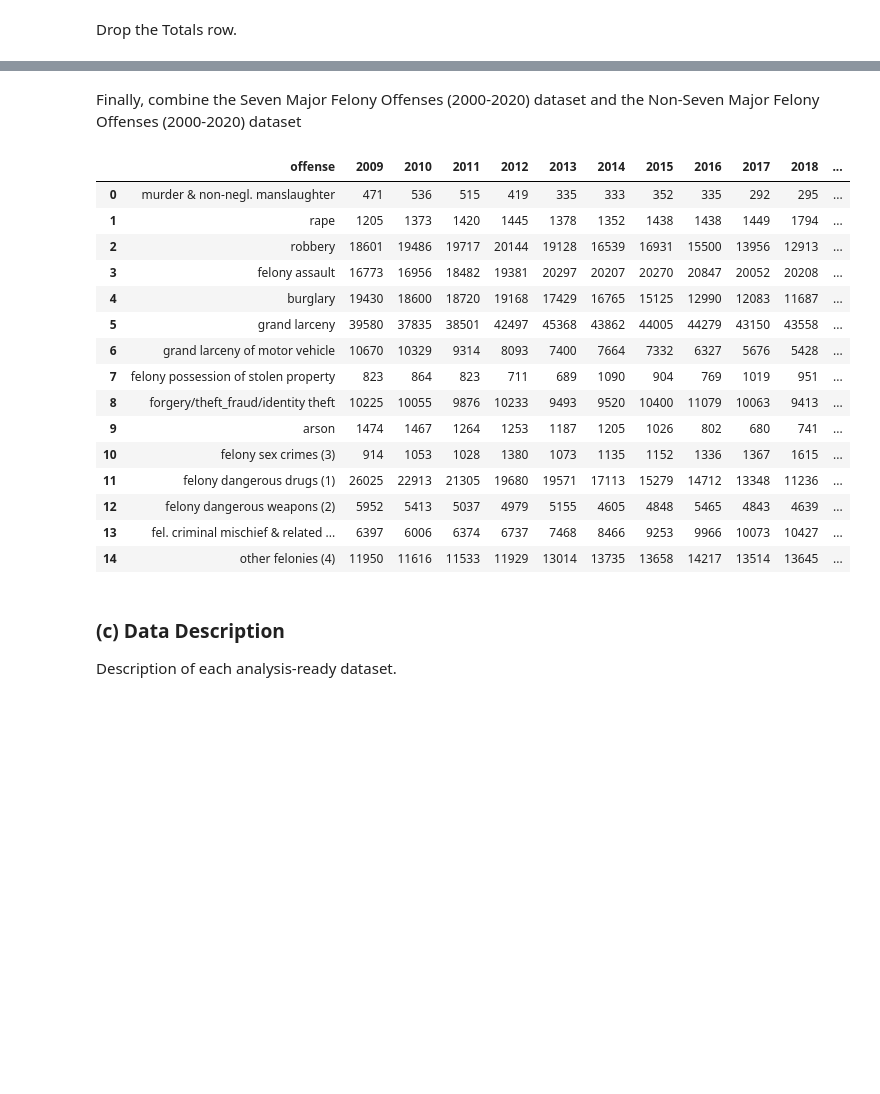
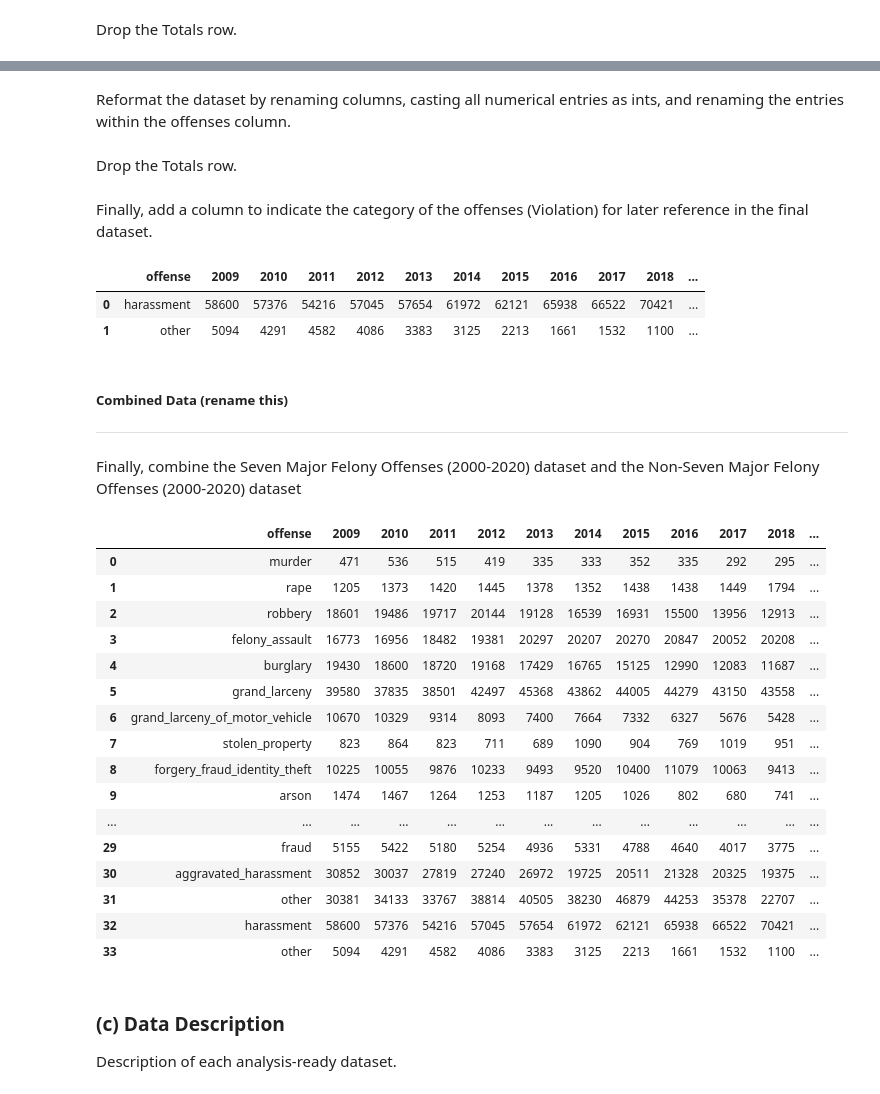
Before and after one commit to leajv123/Data-Science-Project-2950-, a Jupyter notebook: dataSciFinalProjectFINAL.ipynb, the cells around one changed output, grey strips where cells are left out. Cells and saved outputs as stored; diff of their text form; code cells hidden in the pictures; blank space fills up the shorter version.

Commit message:
Four crime datasets combined
Cleaned all four datasets (major felony, nonmajor felony, misdemeanor, and violation offenses) and combined into one.

```diff
--- a/dataSciFinalProjectFINAL.ipynb
+++ b/dataSciFinalProjectFINAL.ipynb
@@ -290,0 +444,8 @@ nonmajor_felony
+# %%
+# Drop Columns 2000 - 2009 and 2020
+violation = violation.drop([2000.0, 2001.0, 2002.0, 2003.0, 2004.0, 2005.0, 2006.0, 2007.0, 2008.0, 2020.0], axis=1)
+
+# Reset Indeces
+violation = violation.reset_index(drop=True)
+# %% [markdown]
+Reformat the dataset by renaming columns, casting all numerical entries as ints, and renaming the entries within the offenses column.
@@ -291,30 +476,50 @@ nonmajor_felony
+# %% [markdown]
+Drop the Totals row.
+# %%
+# Drop Totals Row
+violation = violation.drop([2])
+# %% [markdown]
+Finally, add a column to indicate the category of the offenses (Violation) for later reference in the final dataset.
+# %%
+# Add column "status" (as a violation) for later
+violation['status'] = ['violation' for i in violation['offense']]
+
+violation
+# %% [output]
+|  | offense | 2009 | 2010 | 2011 | 2012 | 2013 | 2014 | 2015 | 2016 | 2017 | 2018 | ... |
+| 0 | harassment | 58600 | 57376 | 54216 | 57045 | 57654 | 61972 | 62121 | 65938 | 66522 | 70421 | ... |
+| 1 | other | 5094 | 4291 | 4582 | 4086 | 3383 | 3125 | 2213 | 1661 | 1532 | 1100 | ... |
+# %% [markdown]
+##### Combined Data (rename this)
+___
 # %% [markdown]
 Finally, combine the Seven Major Felony Offenses (2000-2020) dataset and the Non-Seven Major Felony Offenses (2000-2020) dataset
-# %%
-# Add Column to indicate whether the offense is a Major felony or Nonmajor felony
-major_felony['major_nonmajor'] = [1, 1, 1, 1, 1, 1, 1]
-nonmajor_felony['major_nonmajor'] = [0, 0, 0, 0, 0, 0, 0, 0]
-
-felony_data = major_felony.copy().append(nonmajor_felony.copy(), ignore_index = True)
-
-felony_data
-# %% [output]
-|  | offense | 2009 | 2010 | 2011 | 2012 | 2013 | 2014 | 2015 | 2016 | 2017 | 2018 | ... |
-| 0 | murder & non-negl. manslaughter | 471 | 536 | 515 | 419 | 335 | 333 | 352 | 335 | 292 | 295 | ... |
-| 1 | rape | 1205 | 1373 | 1420 | 1445 | 1378 | 1352 | 1438 | 1438 | 1449 | 1794 | ... |
-| 2 | robbery | 18601 | 19486 | 19717 | 20144 | 19128 | 16539 | 16931 | 15500 | 13956 | 12913 | ... |
-| 3 | felony assault | 16773 | 16956 | 18482 | 19381 | 20297 | 20207 | 20270 | 20847 | 20052 | 20208 | ... |
-| 4 | burglary | 19430 | 18600 | 18720 | 19168 | 17429 | 16765 | 15125 | 12990 | 12083 | 11687 | ... |
-| 5 | grand larceny | 39580 | 37835 | 38501 | 42497 | 45368 | 43862 | 44005 | 44279 | 43150 | 43558 | ... |
-| 6 | grand larceny of motor vehicle | 10670 | 10329 | 9314 | 8093 | 7400 | 7664 | 7332 | 6327 | 5676 | 5428 | ... |
-| 7 | felony possession of stolen property | 823 | 864 | 823 | 711 | 689 | 1090 | 904 | 769 | 1019 | 951 | ... |
-| 8 | forgery/theft_fraud/identity theft | 10225 | 10055 | 9876 | 10233 | 9493 | 9520 | 10400 | 11079 | 10063 | 9413 | ... |
-| 9 | arson | 1474 | 1467 | 1264 | 1253 | 1187 | 1205 | 1026 | 802 | 680 | 741 | ... |
-| 10 | felony sex crimes (3) | 914 | 1053 | 1028 | 1380 | 1073 | 1135 | 1152 | 1336 | 1367 | 1615 | ... |
-| 11 | felony dangerous drugs (1) | 26025 | 22913 | 21305 | 19680 | 19571 | 17113 | 15279 | 14712 | 13348 | 11236 | ... |
-| 12 | felony dangerous weapons (2) | 5952 | 5413 | 5037 | 4979 | 5155 | 4605 | 4848 | 5465 | 4843 | 4639 | ... |
-| 13 | fel. criminal mischief & related ... | 6397 | 6006 | 6374 | 6737 | 7468 | 8466 | 9253 | 9966 | 10073 | 10427 | ... |
-| 14 | other felonies (4) | 11950 | 11616 | 11533 | 11929 | 13014 | 13735 | 13658 | 14217 | 13514 | 13645 | ... |
+# %%
+# Combine the four datasets
+
+crime_data = major_felony.copy().append(nonmajor_felony.copy(), ignore_index = True)
+crime_data = crime_data.append(misdemeanor.copy(), ignore_index = True)
+crime_data = crime_data.append(violation.copy(), ignore_index = True)
+
+crime_data
+# %% [output]
+|  | offense | 2009 | 2010 | 2011 | 2012 | 2013 | 2014 | 2015 | 2016 | 2017 | 2018 | ... |
+| 0 | murder | 471 | 536 | 515 | 419 | 335 | 333 | 352 | 335 | 292 | 295 | ... |
+| 1 | rape | 1205 | 1373 | 1420 | 1445 | 1378 | 1352 | 1438 | 1438 | 1449 | 1794 | ... |
+| 2 | robbery | 18601 | 19486 | 19717 | 20144 | 19128 | 16539 | 16931 | 15500 | 13956 | 12913 | ... |
+| 3 | felony_assault | 16773 | 16956 | 18482 | 19381 | 20297 | 20207 | 20270 | 20847 | 20052 | 20208 | ... |
+| 4 | burglary | 19430 | 18600 | 18720 | 19168 | 17429 | 16765 | 15125 | 12990 | 12083 | 11687 | ... |
+| 5 | grand_larceny | 39580 | 37835 | 38501 | 42497 | 45368 | 43862 | 44005 | 44279 | 43150 | 43558 | ... |
+| 6 | grand_larceny_of_motor_vehicle | 10670 | 10329 | 9314 | 8093 | 7400 | 7664 | 7332 | 6327 | 5676 | 5428 | ... |
+| 7 | stolen_property | 823 | 864 | 823 | 711 | 689 | 1090 | 904 | 769 | 1019 | 951 | ... |
+| 8 | forgery_fraud_identity_theft | 10225 | 10055 | 9876 | 10233 | 9493 | 9520 | 10400 | 11079 | 10063 | 9413 | ... |
+| 9 | arson | 1474 | 1467 | 1264 | 1253 | 1187 | 1205 | 1026 | 802 | 680 | 741 | ... |
+| ... | ... | ... | ... | ... | ... | ... | ... | ... | ... | ... | ... | ... |
+| 29 | fraud | 5155 | 5422 | 5180 | 5254 | 4936 | 5331 | 4788 | 4640 | 4017 | 3775 | ... |
+| 30 | aggravated_harassment | 30852 | 30037 | 27819 | 27240 | 26972 | 19725 | 20511 | 21328 | 20325 | 19375 | ... |
+| 31 | other | 30381 | 34133 | 33767 | 38814 | 40505 | 38230 | 46879 | 44253 | 35378 | 22707 | ... |
+| 32 | harassment | 58600 | 57376 | 54216 | 57045 | 57654 | 61972 | 62121 | 65938 | 66522 | 70421 | ... |
+| 33 | other | 5094 | 4291 | 4582 | 4086 | 3383 | 3125 | 2213 | 1661 | 1532 | 1100 | ... |
 # %% [markdown]
 ### (c) Data Description
 
```
Also changed, not shown: parts of 40 cells of this notebook, 8 other files.
